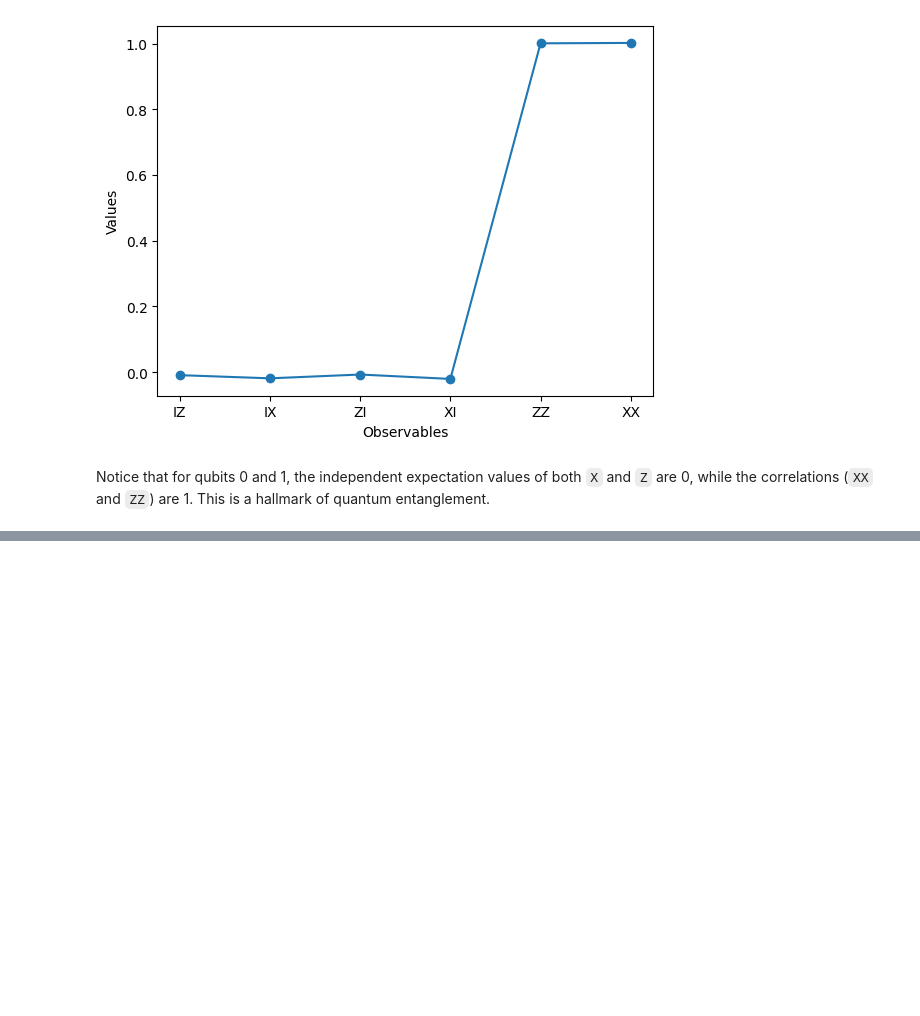
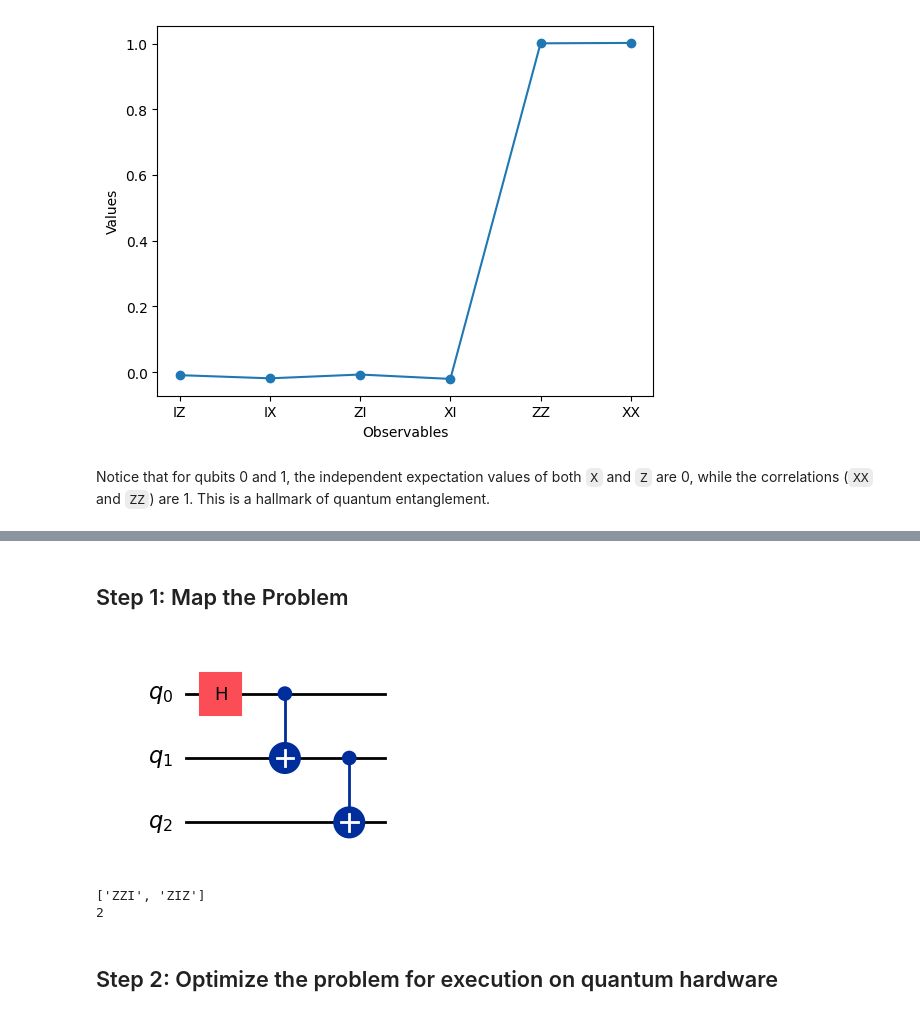
Before and after one commit to Shibu778/learn_qt, a Jupyter notebook: qiskit/hello_world.ipynb, the cells around one changed output, grey strips where cells are left out. Drawn from its saved outputs; the diff is of its cells as text; code cells hidden in the pictures; blank space fills up the shorter version.

```diff
--- a/qiskit/hello_world.ipynb
+++ b/qiskit/hello_world.ipynb
@@ -161,0 +166,49 @@ Notice that for qubits 0 and 1, the independent expectation values of both `X` a
+# %% [markdown]
+## Step 1: Map the Problem
+# %%
+from qiskit import QuantumCircuit
+
+
+def get_qc_for_n_qubit_GHZ_state(n: int) -> QuantumCircuit:
+    """This function will create a qiskit.QuantumCircuit (qc) for an n-qubit GHZ state.
+
+    Args:
+        n (int): Number of qubits in the n-qubit GHZ state
+
+    Returns:
+        QuantumCircuit: Quantum circuit that generate the n-qubit GHZ state, assuming all qubits start in the 0 state
+    """
+    if isinstance(n, int) and n >= 2:
+        qc = QuantumCircuit(n)
+        qc.h(0)
+        for i in range(n - 1):
+            qc.cx(i, i + 1)
+    else:
+        raise Exception("n is not a valid input")
+    return qc
+
+
+# Create a new circuit with two qubits (first argument) and two classical
+# bits (second argument)
+n = 3
+qc = get_qc_for_n_qubit_GHZ_state(n)
+# %%
+qc.draw("mpl")
+# %% [output]
+[figure, added]
+# %%
+from qiskit.quantum_info import SparsePauliOp
+
+# ZZII...II, ZIZI...II, ... , ZIII...IZ
+operator_strings = [
+    "Z" + "I" * i + "Z" + "I" * (n - 2 - i) for i in range(n - 1)
+]
+print(operator_strings)
+print(len(operator_strings))
+
+operators = [SparsePauliOp(operator) for operator in operator_strings]
+# %% [output]
+['ZZI', 'ZIZ']
+2
+# %% [markdown]
+## Step 2: Optimize the problem for execution on quantum hardware
```
Also changed, not shown: parts of 1 cell of this notebook, 1 other file.
